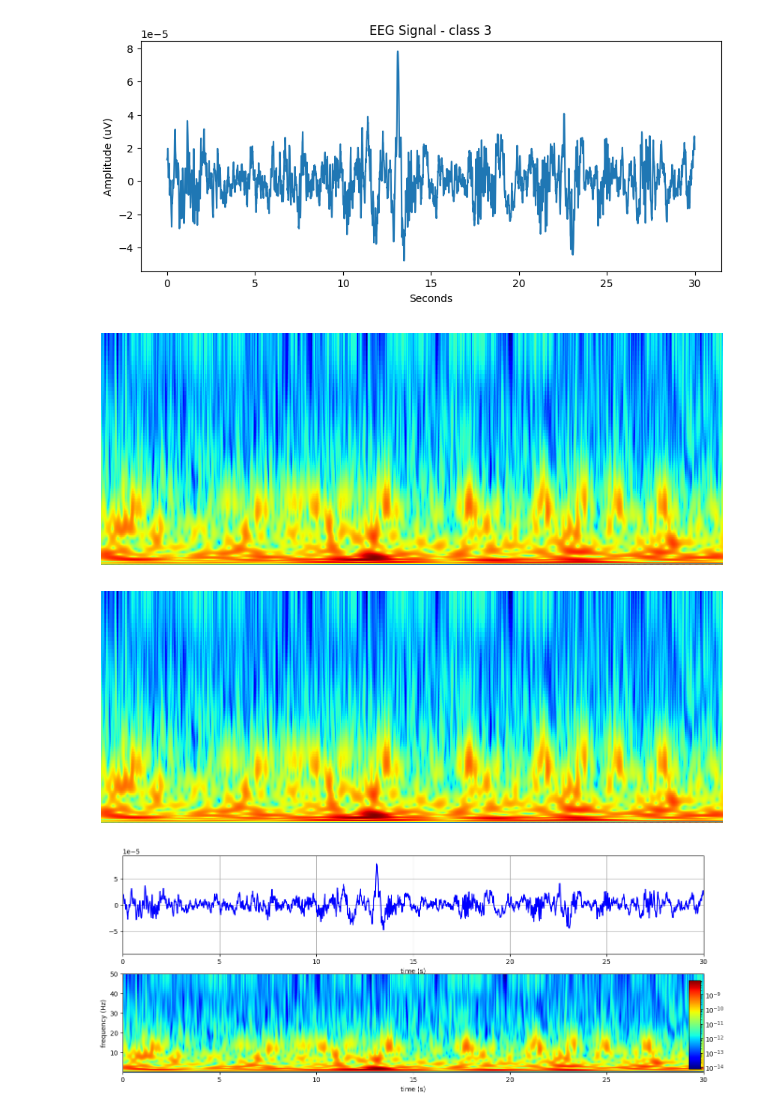
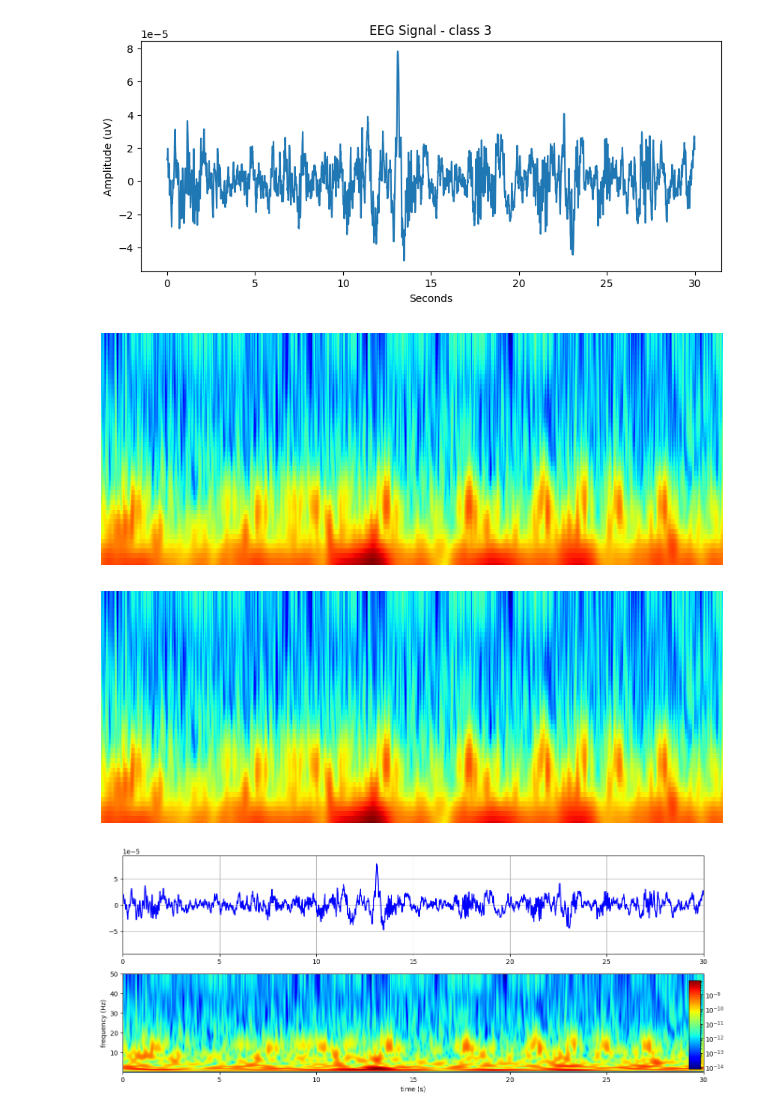
Before and after one commit to msverker/Bachelor_Thesis, a Jupyter notebook: EDF_Dataloader.ipynb, the cells around one changed output. Saved outputs shown, nothing was run; the diff lists cells and outputs as text; code cells hidden in the pictures.

```diff
--- a/EDF_Dataloader.ipynb
+++ b/EDF_Dataloader.ipynb
@@ -162,14 +171,13 @@ Data extracted and saved to eeg_events.csv
 # %%
 data = np.loadtxt(output_file, delimiter=',')
 
+#Take an example from epochs to show the given event
 N = 486
-# Extract the first row
-first_row = data[N, :]
-# print(len(first_row))
+example_signal = data[N, :]
 # Plot the signal
 plt.figure(figsize=(10, 4))
-time_step = np.arange(0, len(first_row)) * (1 / raw_train.info['sfreq'])
-plt.plot(time_step, first_row)
+time_step = np.arange(0, len(example_signal)) * (1 / raw_train.info['sfreq'])
+plt.plot(time_step, example_signal)
 plt.title('EEG Signal - class ' f'{epochs_train.events[N][2]}')
 plt.xlabel('Seconds')
 plt.ylabel('Amplitude (uV)')
@@ -179,18 +187,14 @@ plt.show()
 # %%
 plt.rcParams['figure.figsize'] = (16, 6)
 
-###########################################################################
-# calculate spectrogram
+#Apply the CWT function to get wavelet coefficients
+power, times, frequencies, coif = cwt_spectrogram(example_signal, 100, nNotes=1)
 
-# t0 = time.time()
-power, times, frequencies, coif = cwt_spectrogram(first_row, 100, nNotes=30)
-
-###########################################################################
-# plot
+#Plot the wavelet coefficients as spectrogram from spectrogram function
 spectrogram_plot(power, times, frequencies, coif, cmap = 'jet', norm = LogNorm(), colorbar = None)
 # %% [output]
-[figure, old version]
+[figure, new version]
-[figure, old version]
+[figure, new version]
 # %%
 plt.rcParams['figure.figsize'] = (16, 6)
 
```
Also changed, not shown: parts of 7 cells of this notebook, 5 other files.
